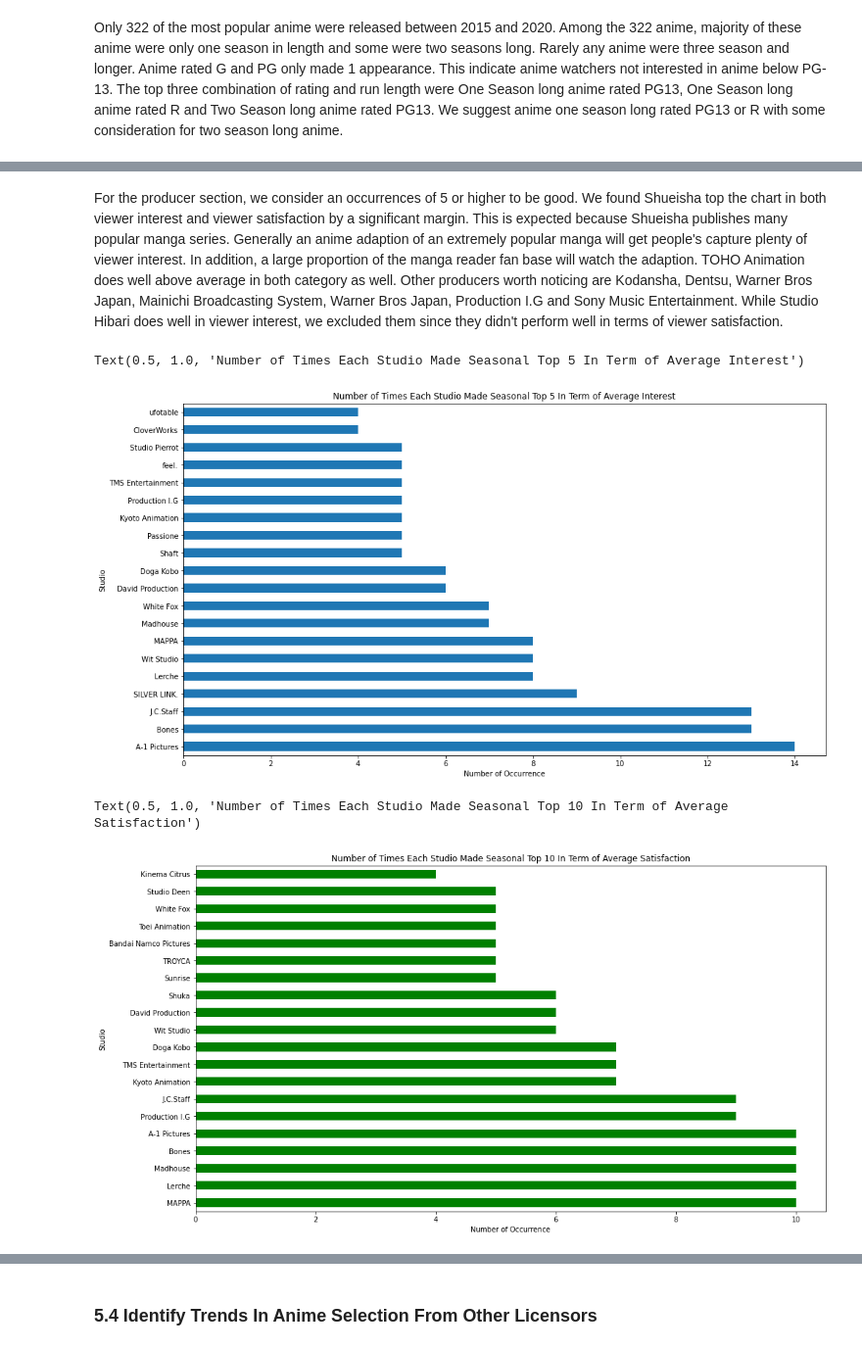
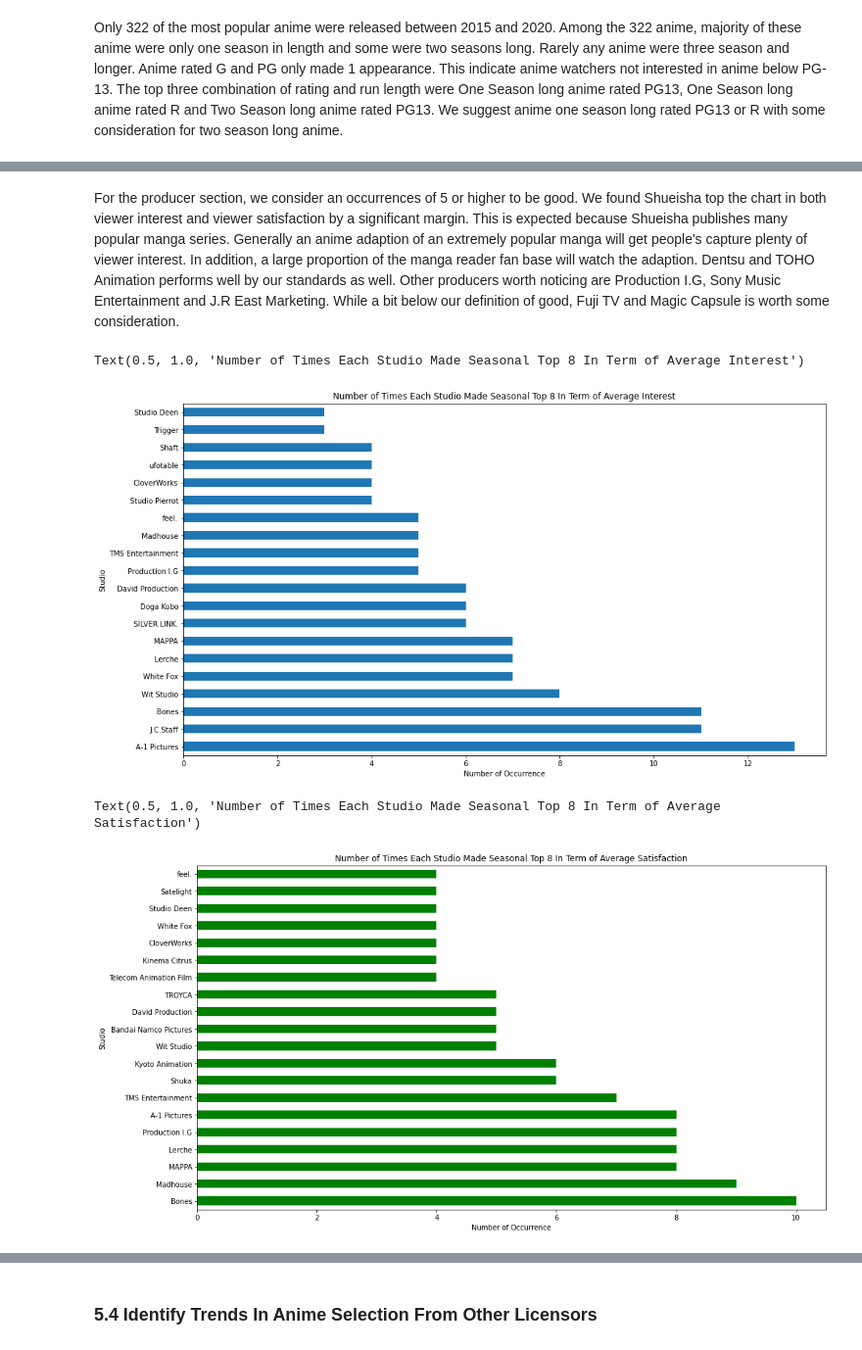
Before and after one commit to RK0Gamer/Personal-Projects, a Jupyter notebook: Identifying Trends in Popular Anime/Anime Data Analysis.ipynb, the cells around one changed output, grey strips where cells are left out. Shown at 98% size. Drawn from its saved outputs; the diff is of its cells as text; code cells hidden in the pictures.

```diff
--- a/Identifying Trends in Popular Anime/Anime Data Analysis.ipynb
+++ b/Identifying Trends in Popular Anime/Anime Data Analysis.ipynb
@@ -174,5 +173,4 @@ We found there are no strong correlation on the presences of null value.
 # %%
-
 # Convert to proper data type
 anime_list['Genres'] = anime_list['Genres'].apply(string_to_list)
 anime_list['Producers'] = anime_list['Producers'].apply(string_to_list)
@@ -184,8 +182,9 @@ anime_list['Score'] = anime_list['Score'].apply(string_to_float)
 # Filter out movies, short and etc.
 anime_list = anime_list[anime_list['Type'] == 'TV']
 
-# Most anime episodes last at least 20 mins so we exclude anime with less than 20 mins and not long then a 8 episodes. Also we aren't looking for long running anime so we exclude anime with more than 60 episodes
-anime_list = anime_list[((anime_list['Episodes'] >= 8)  | (anime_list['Episodes'] <= 60))]
+# Most anime episodes last at least 20 mins and are at least 8 episodes long. We aren't interested in long running anime so we exclude anime with more than 60 episodes.
+# Missing episode length typically indicate anime is still ongoing thus we can drop it.
+anime_list = anime_list[(anime_list['Episodes'] >= 8) & (anime_list['Episodes'] <= 60)]
 anime_list['Duration'] = anime_list['Duration'].str.replace(r'\D', '')
 anime_list['Duration'] = anime_list['Duration'].apply(string_to_integer)
 anime_list = anime_list[anime_list['Duration'] >= 20]
@@ -253,0 +267,14 @@ See the caveats in the documentation: https://pandas.pydata.org/pandas-docs/stab
+# %%
+anime_list.dropna(axis=0, thresh=3, subset=['Score', 'Licensors', 'Studios', 'Producers', 'Premiered', 'Source'], inplace=True)
+# %%
+# Clean up Missing Values
+anime_list['Licensors'] = anime_list['Licensors'].apply(lambda name: ["Other Licensors"] if isinstance(name, list) == False else name)
+anime_list['Producers'] = anime_list['Producers'].apply(lambda name: ["Other Producer"] if isinstance(name, list) == False else name)
+anime_list['Studios'] = anime_list['Studios'].apply(lambda name: ["Other Studio"] if isinstance(name, list) == False else name)
+anime_list['Premiered'] = anime_list['Premiered'].apply(lambda date: "Unspecified" if pd.isna(date) == True else date)
+anime_list['Season'] = anime_list['Season'].apply(lambda date: "Unspecified" if pd.isna(date) == True else date)
+anime_list['Year'] = anime_list['Year'].apply(lambda date: "Unspecified" if pd.isna(date) == True else date)
+anime_list['Source'] = anime_list['Source'].apply(lambda source: "Unspecified" if pd.isna(source) == True else source)
+
+# Fill missing score with average score of original data
+anime_list['Score'].fillna(anime['Score'].mean(), inplace=True)
@@ -360,5 +392,5 @@ When comparing anime, there are some bias we need to be aware of. Generally olde
 # %%
-# Create dictionary containing information for top 5 genres, top 10 producers and top 10 studios for one season
+# Create dictionary containing information for top 5 genres, top 8 producers and top 8 studios for one season
 def seasonal_calculation(season):
     seasonal_df = anime_list[anime_list['Premiered'] == season]
     genre_df = pd.DataFrame(columns=['Genre', 'Avg Score', 'Avg Members'])
@@ -385,12 +417,12 @@ def seasonal_calculation(season):
     'avg_members': genre_df[['Genre', 'Avg Members']].nlargest(n=5, columns='Avg Members', keep='all')
     }
     producer_dict = {
-    'avg_score': producer_df[['Producer', 'Avg Score']].nlargest(n=10, columns='Avg Score', keep='all'),
-    'avg_members': producer_df[['Producer', 'Avg Members']].nlargest(n=10, columns='Avg Members', keep='all')
+    'avg_score': producer_df[['Producer', 'Avg Score']].nlargest(n=8, columns='Avg Score', keep='all'),
+    'avg_members': producer_df[['Producer', 'Avg Members']].nlargest(n=8, columns='Avg Members', keep='all')
     }
     studio_dict = {
-    'avg_score': studio_df[['Studio', 'Avg Score']].nlargest(n=10, columns='Avg Score', keep='all'),
-    'avg_members': studio_df[['Studio', 'Avg Members']].nlargest(n=10, columns='Avg Members', keep='all')
+    'avg_score': studio_df[['Studio', 'Avg Score']].nlargest(n=8, columns='Avg Score', keep='all'),
+    'avg_members': studio_df[['Studio', 'Avg Members']].nlargest(n=8, columns='Avg Members', keep='all')
     }
     seasonal_dict = {'genre': genre_dict, 'producer': producer_dict, 'studio': studio_dict}
     return seasonal_dict
@@ -465,23 +497,23 @@ Text(0.5, 1.0, 'Number of Times Each Producer Made Seasonal Top 10 In Term of Av
 # %% [markdown]
-For the producer section, we consider an occurrences of 5 or higher to be good. We found Shueisha top the chart in both viewer interest and viewer satisfaction by a significant margin. This is expected because Shueisha publishes many popular manga series. Generally an anime adaption of an extremely popular manga will get people's capture plenty of viewer interest. In addition, a large proportion of the manga reader fan base will watch the adaption. TOHO Animation does well above average in both category as well. Other producers worth noticing are Kodansha, Dentsu, Warner Bros Japan, Mainichi Broadcasting System, Warner Bros Japan, Production I.G and Sony Music Entertainment. While Studio Hibari does well in viewer interest, we excluded them since they didn't perform well in terms of viewer satisfaction.
+For the producer section, we consider an occurrences of 5 or higher to be good. We found Shueisha top the chart in both viewer interest and viewer satisfaction by a significant margin. This is expected because Shueisha publishes many popular manga series. Generally an anime adaption of an extremely popular manga will get people's capture plenty of viewer interest. In addition, a large proportion of the manga reader fan base will watch the adaption. Dentsu and TOHO Animation performs well by our standards as well. Other producers worth noticing are Production I.G, Sony Music Entertainment and J.R East Marketing. While a bit below our definition of good, Fuji TV and Magic Capsule is worth some consideration.
 # %%
 fig, ax = plt.subplots(figsize = (16, 9))
 fig.patch.set_facecolor('xkcd:white')
 pd.Series(studio_avg_members).value_counts().head(20).plot(kind='barh', figsize = (16, 9))
 plt.xlabel("Number of Occurrence")
 plt.ylabel("Studio")
-plt.title("Number of Times Each Studio Made Seasonal Top 5 In Term of Average Interest")
+plt.title("Number of Times Each Studio Made Seasonal Top 8 In Term of Average Interest")
 # %% [output]
-Text(0.5, 1.0, 'Number of Times Each Studio Made Seasonal Top 5 In Term of Average Interest')
+Text(0.5, 1.0, 'Number of Times Each Studio Made Seasonal Top 8 In Term of Average Interest')
-[figure, old version]
+[figure, new version]
 # %%
 fig, ax = plt.subplots(figsize = (16, 9))
 fig.patch.set_facecolor('xkcd:white')
 pd.Series(studio_avg_score).value_counts().head(20).plot(kind='barh', figsize = (16, 9), color='green')
 plt.xlabel("Number of Occurrence")
 plt.ylabel("Studio")
-plt.title("Number of Times Each Studio Made Seasonal Top 10 In Term of Average Satisfaction")
+plt.title("Number of Times Each Studio Made Seasonal Top 8 In Term of Average Satisfaction")
 # %% [output]
-Text(0.5, 1.0, 'Number of Times Each Studio Made Seasonal Top 10 In Term of Average Satisfaction')
+Text(0.5, 1.0, 'Number of Times Each Studio Made Seasonal Top 8 In Term of Average Satisfaction')
-[figure, old version]
+[figure, new version]
 # %% [markdown]
```
Also changed, not shown: parts of 36 cells of this notebook.
